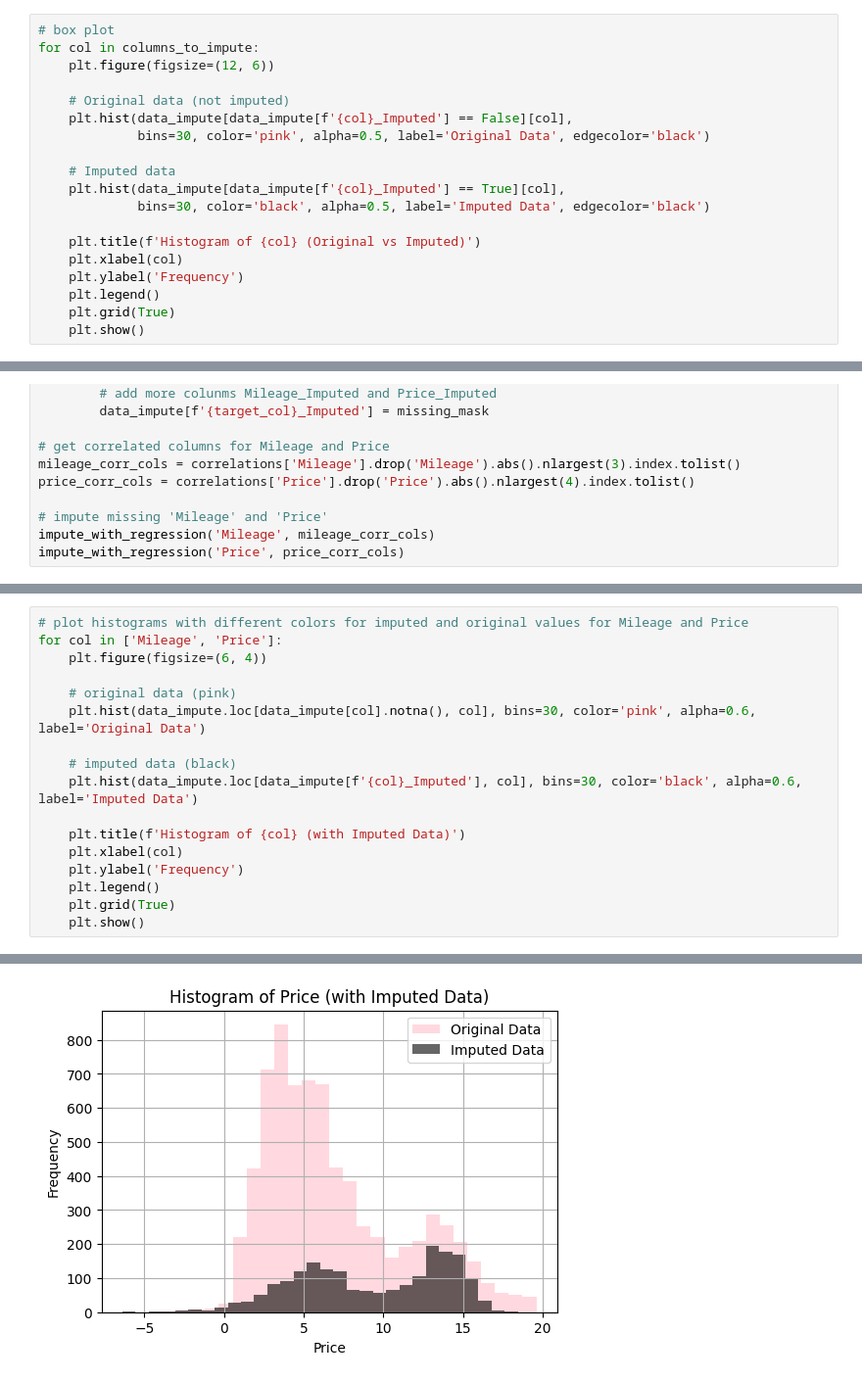
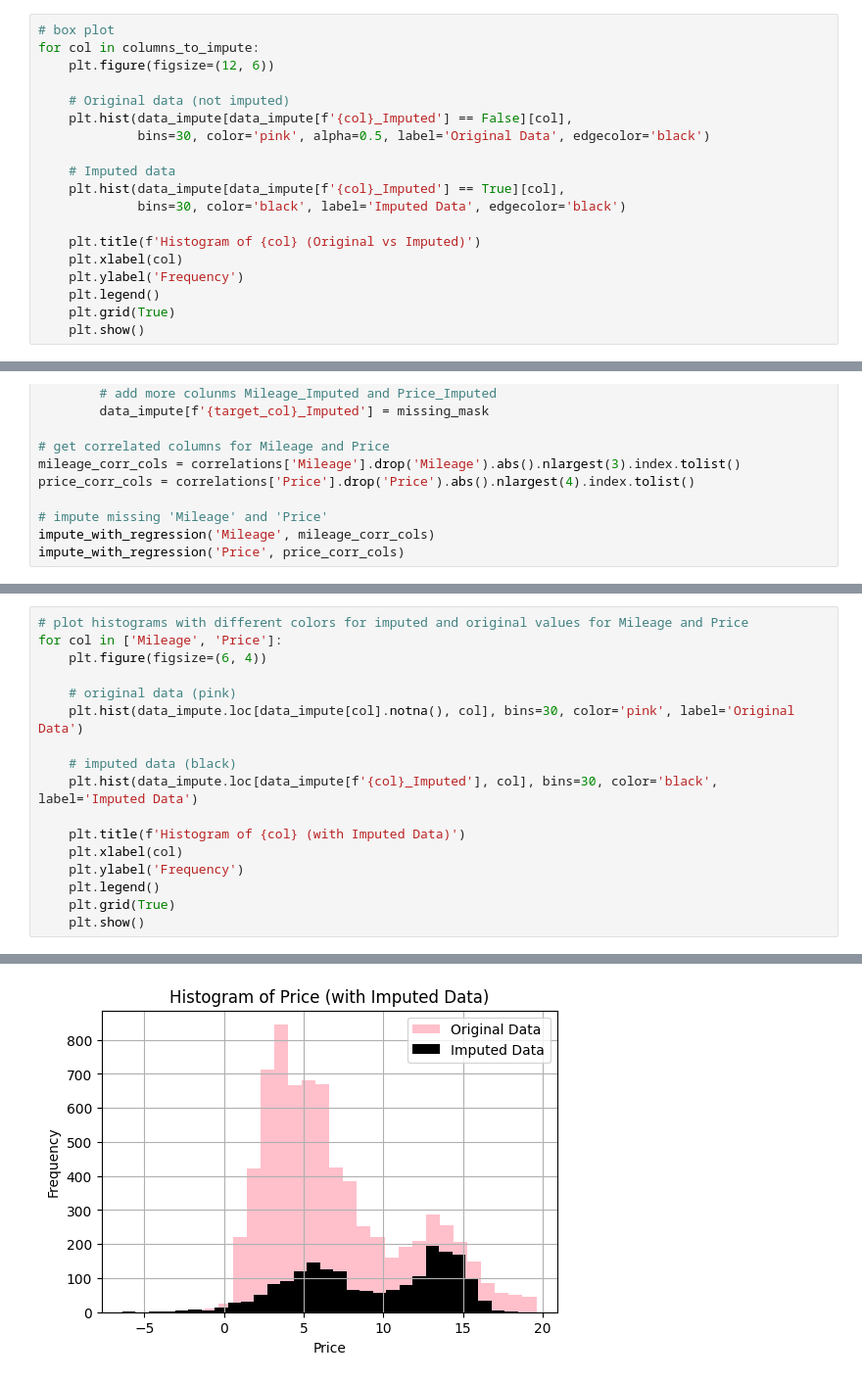
Before and after one commit to chau-doan/CMPE-255-Assignment, a Jupyter notebook: assignment1.ipynb, the cells around one changed output, grey strips where cells are left out. Shown at 98% size. Cells and saved outputs as stored; diff of their text form.

```diff
--- a/assignment1.ipynb
+++ b/assignment1.ipynb
@@ -700,7 +700,7 @@ for col in columns_to_impute:
 
     # Imputed data
     plt.hist(data_impute[data_impute[f'{col}_Imputed'] == True][col],
-             bins=30, color='black', alpha=0.5, label='Imputed Data', edgecolor='black')
+             bins=30, color='black', label='Imputed Data', edgecolor='black')
 
     plt.title(f'Histogram of {col} (Original vs Imputed)')
     plt.xlabel(col)
@@ -792,10 +792,10 @@ for col in ['Mileage', 'Price']:
     plt.figure(figsize=(6, 4))
 
     # original data (pink)
-    plt.hist(data_impute.loc[data_impute[col].notna(), col], bins=30, color='pink', alpha=0.6, label='Original Data')
+    plt.hist(data_impute.loc[data_impute[col].notna(), col], bins=30, color='pink', label='Original Data')
 
     # imputed data (black)
-    plt.hist(data_impute.loc[data_impute[f'{col}_Imputed'], col], bins=30, color='black', alpha=0.6, label='Imputed Data')
+    plt.hist(data_impute.loc[data_impute[f'{col}_Imputed'], col], bins=30, color='black', label='Imputed Data')
 
     plt.title(f'Histogram of {col} (with Imputed Data)')
     plt.xlabel(col)
@@ -808 +808 @@ for col in ['Mileage', 'Price']:
-[figure, old version]
+[figure, new version]
```
Also changed, not shown: parts of 2 cells of this notebook.
